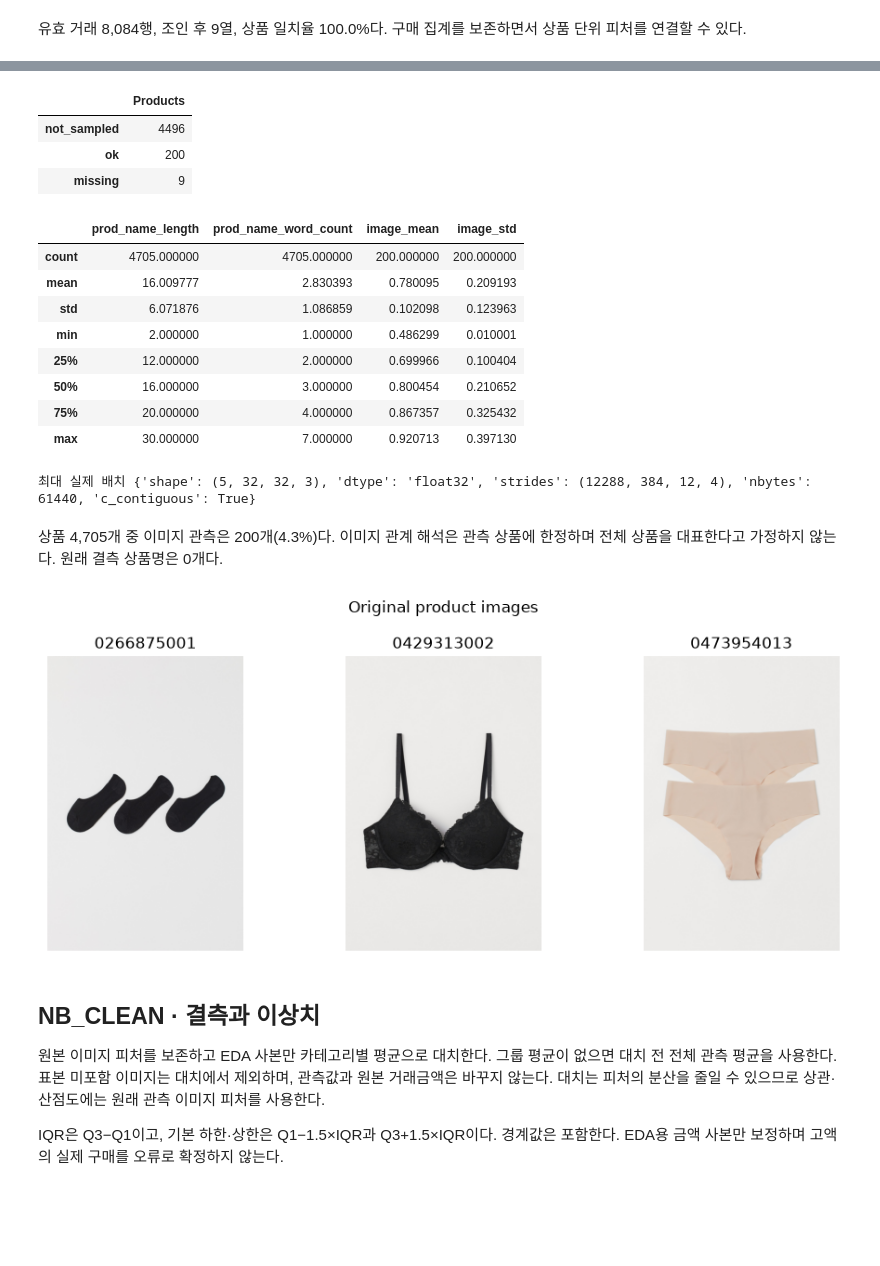
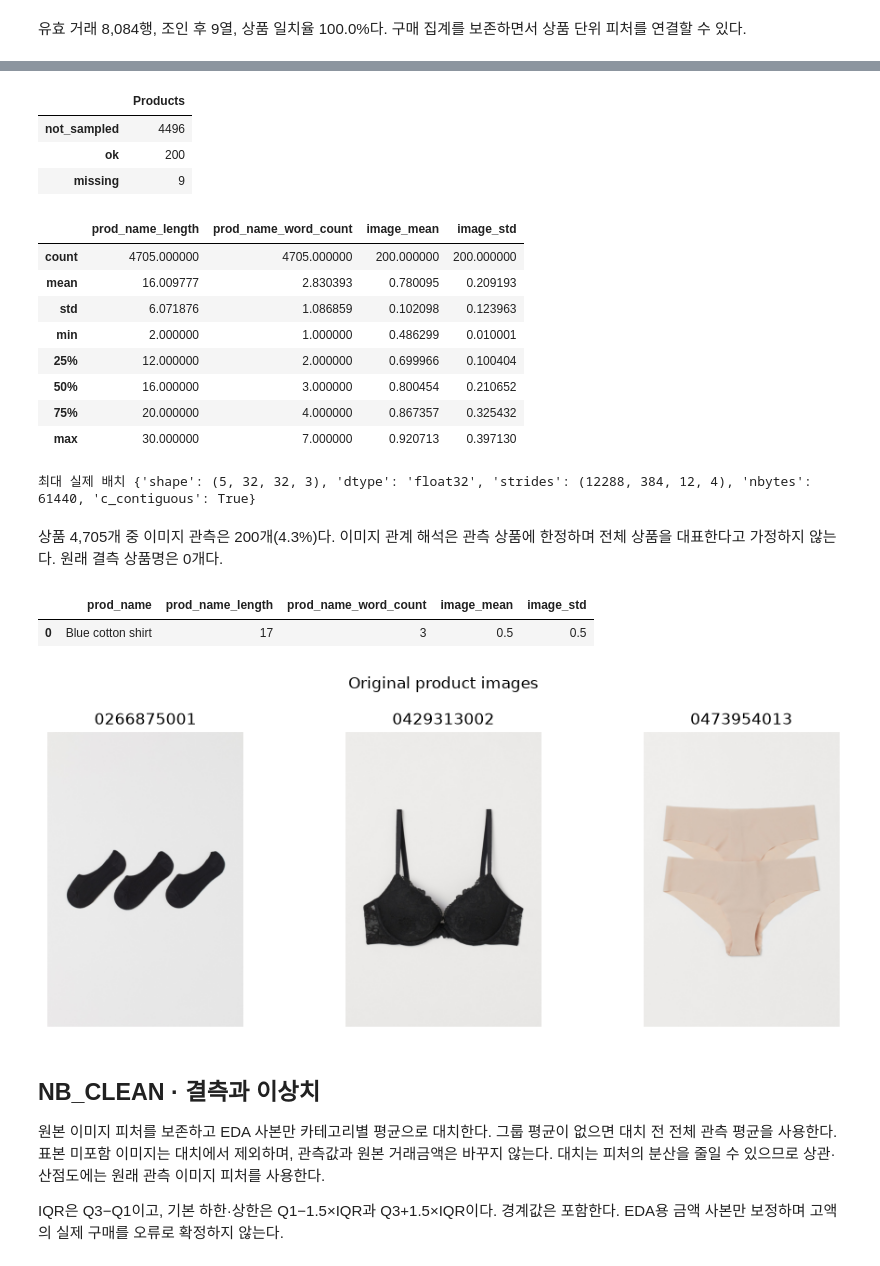
Before and after one commit to ntt65/A1_1, a Jupyter notebook: notebooks/analysis_report.ipynb, the cells around one changed output, grey strips where cells are left out. Cells and saved outputs as stored; diff of their text form; code cells hidden in the pictures; blank space fills up the shorter version.

```diff
--- a/notebooks/analysis_report.ipynb
+++ b/notebooks/analysis_report.ipynb
@@ -132,35 +134,38 @@ fixture.df = pd.DataFrame({"prod_name": ["Blue cotton shirt"], "image": [np.arra
 fixture.extract_text_features("prod_name"); fixture.extract_image_features("image")
 assert fixture.df.prod_name_length.iloc[0] == 17 and fixture.df.prod_name_word_count.iloc[0] == 3
 np.testing.assert_allclose(fixture.df[["image_mean", "image_std"]].to_numpy(), .5)
+display(fixture.df[["prod_name", "prod_name_length", "prod_name_word_count", "image_mean", "image_std"]])
 # 실제 원본 상품 이미지와 상품 ID를 평가자가 확인할 수 있도록 표시한다.
 from matplotlib.image import imread
 examples = products.loc[products.image_status == "ok"].head(3)
 image_figure, image_axes = plt.subplots(1, len(examples), figsize=(10, 4), squeeze=False)
 for axis, article_id in zip(image_axes.flat, examples.article_id):
     article_id = str(article_id)
     axis.imshow(imread(DATA / "images" / article_id[:3] / (article_id + ".jpg")))
     axis.set_title(article_id)
     axis.axis("off")
 image_figure.suptitle("Original product images")
 image_figure.tight_layout()
 display(image_figure)
 plt.close(image_figure)
 # %% [output]
 |  | Products |
 | not_sampled | 4496 |
 | ok | 200 |
 | missing | 9 |
 |  | prod_name_length | prod_name_word_count | image_mean | image_std |
 | count | 4705.000000 | 4705.000000 | 200.000000 | 200.000000 |
 | mean | 16.009777 | 2.830393 | 0.780095 | 0.209193 |
 | std | 6.071876 | 1.086859 | 0.102098 | 0.123963 |
 | min | 2.000000 | 1.000000 | 0.486299 | 0.010001 |
 | 25% | 12.000000 | 2.000000 | 0.699966 | 0.100404 |
 | 50% | 16.000000 | 3.000000 | 0.800454 | 0.210652 |
 | 75% | 20.000000 | 4.000000 | 0.867357 | 0.325432 |
 | max | 30.000000 | 7.000000 | 0.920713 | 0.397130 |
 최대 실제 배치 {'shape': (5, 32, 32, 3), 'dtype': 'float32', 'strides': (12288, 384, 12, 4), 'nbytes': 61440, 'c_contiguous': True}
 상품 4,705개 중 이미지 관측은 200개(4.3%)다. 이미지 관계 해석은 관측 상품에 한정하며 전체 상품을 대표한다고 가정하지 않는다. 원래 결측 상품명은 0개다.
+|  | prod_name | prod_name_length | prod_name_word_count | image_mean | image_std |
+| 0 | Blue cotton shirt | 17 | 3 | 0.5 | 0.5 |
 [figure]
 # %% [markdown]
 ## NB_CLEAN · 결측과 이상치
```
Also changed, not shown: parts of 1 cell of this notebook, 4 other files.
